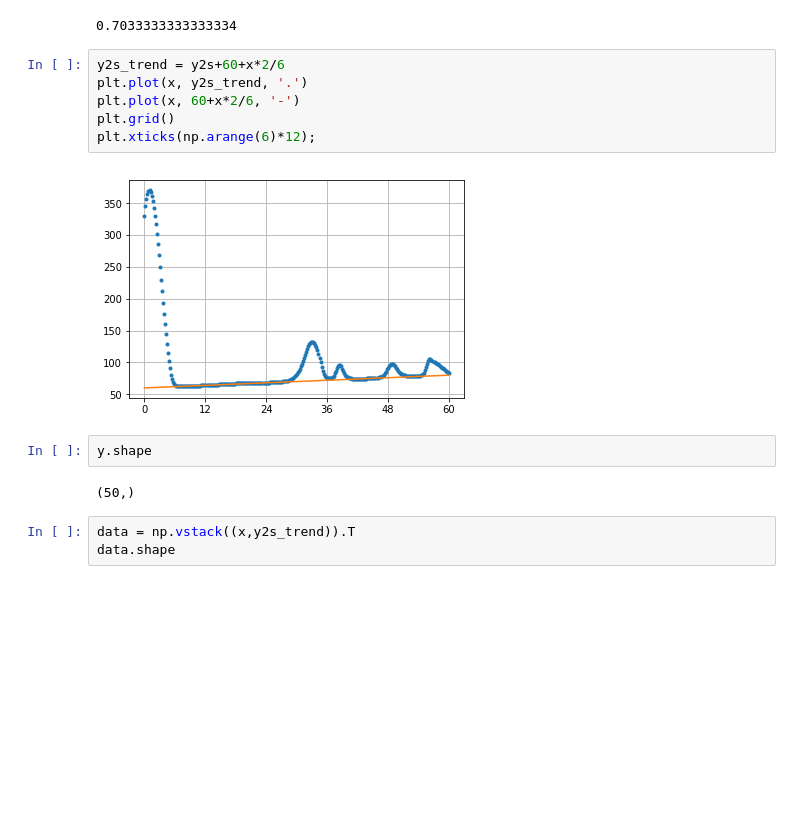
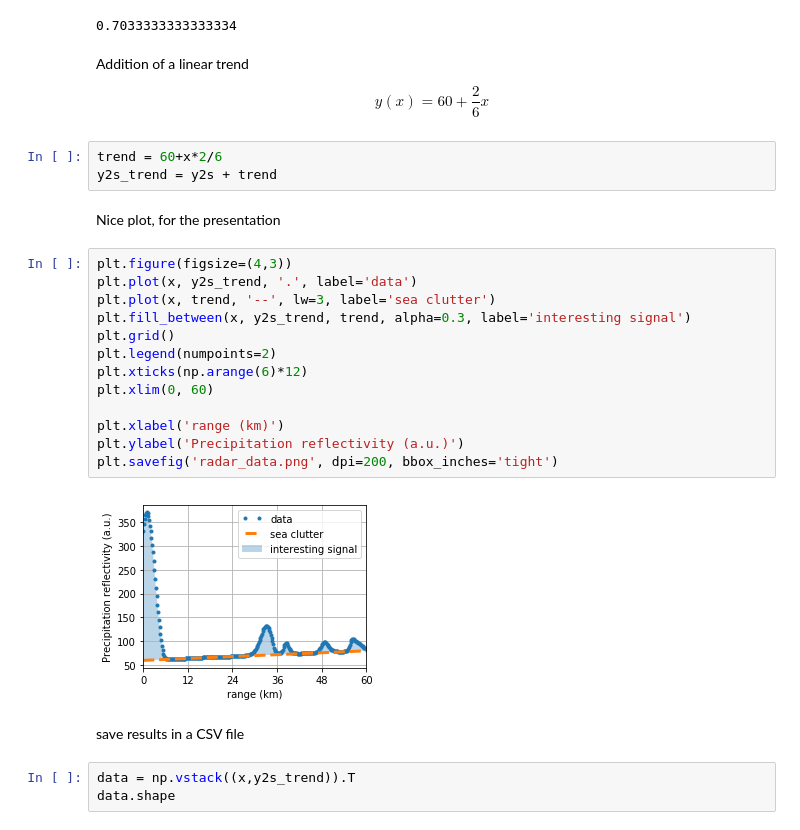
Before and after one commit to pierre-haessig/julia-presentation-ietr2018, a Jupyter notebook: regression example/radar_data_generation.ipynb, the cells around one changed output. Saved outputs shown, nothing was run; the diff lists cells and outputs as text; blank space fills up the shorter version.

```diff
--- a/regression example/radar_data_generation.ipynb
+++ b/regression example/radar_data_generation.ipynb
@@ -66,18 +78,32 @@ plt.xticks(np.arange(6)*12);
 (y2<1).mean()
 # %% [output]
 0.7033333333333334
-# %%
-y2s_trend = y2s+60+x*2/6
-plt.plot(x, y2s_trend, '.')
-plt.plot(x, 60+x*2/6, '-')
-plt.grid()
-plt.xticks(np.arange(6)*12);
-# %% [output]
-[figure, removed]
-# %%
-y.shape
-# %% [output]
-(50,)
+# %% [markdown]
+Addition of a linear trend
+
+$$ y(x) = 60 + \frac{2}{6}x$$
+# %%
+trend = 60+x*2/6
+y2s_trend = y2s + trend
+# %% [markdown]
+Nice plot, for the presentation
+# %%
+plt.figure(figsize=(4,3))
+plt.plot(x, y2s_trend, '.', label='data')
+plt.plot(x, trend, '--', lw=3, label='sea clutter')
+plt.fill_between(x, y2s_trend, trend, alpha=0.3, label='interesting signal')
+plt.grid()
+plt.legend(numpoints=2)
+plt.xticks(np.arange(6)*12)
+plt.xlim(0, 60)
+
+plt.xlabel('range (km)')
+plt.ylabel('Precipitation reflectivity (a.u.)')
+plt.savefig('radar_data.png', dpi=200, bbox_inches='tight')
+# %% [output]
+[figure, added]
+# %% [markdown]
+save results in a CSV file
 # %%
 data = np.vstack((x,y2s_trend)).T
 data.shape
```
Also changed, not shown: parts of 8 cells of this notebook, 17 other files.
